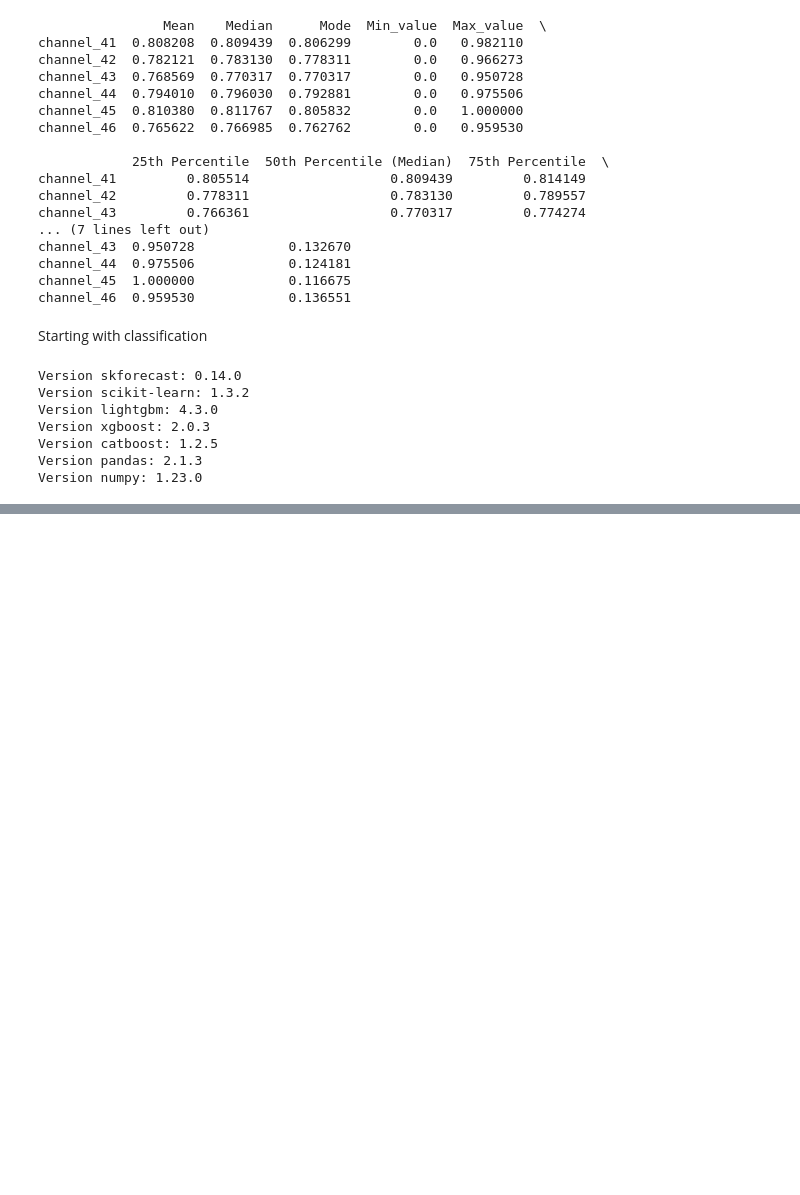
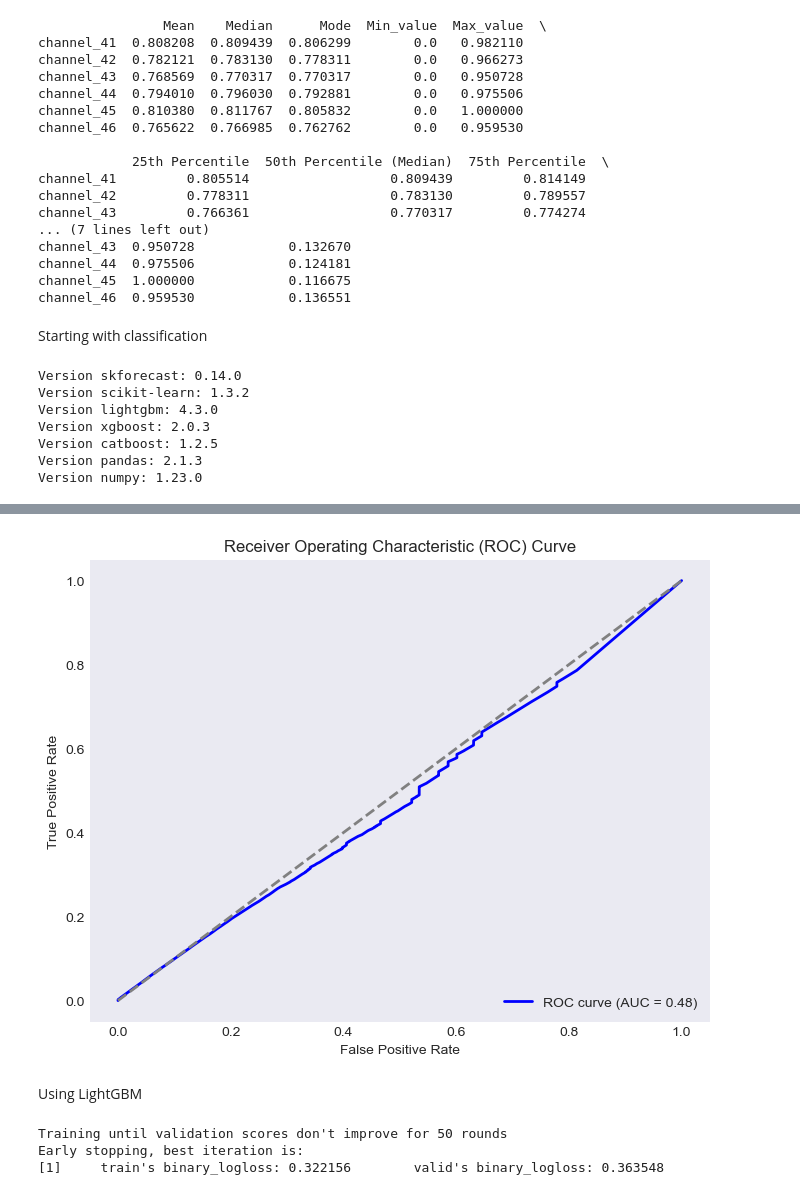
Before and after one commit to ecoakshat/ts_explore, a Jupyter notebook: Kaggle_1/Kaggle_ESA_Try.ipynb, the cells around one changed output, grey strips where cells are left out. Cells and saved outputs as stored; diff of their text form; code cells hidden in the pictures; blank space fills up the shorter version.

```diff
--- a/Kaggle_1/Kaggle_ESA_Try.ipynb
+++ b/Kaggle_1/Kaggle_ESA_Try.ipynb
@@ -242,0 +359,8 @@ plt.show()
+# %%
+model.fit(
+    x_train,
+    y_train,
+    eval_set=[(x_val, y_val)],
+    early_stopping_rounds=20,
+    verbose=True
+)
@@ -242,0 +442,16 @@ plt.show()
+# %%
+# Make predictions on test set (using optimal threshold if tuned)
+y_test_proba = model.predict_proba(x_test)[:, 1]
+y_test_pred = (y_test_proba >= optimal_threshold).astype(int)
+
+print("\nTest Set Performance:")
+print(classification_report(y_test, y_test_pred))
+
+# Feature importance
+importance = pd.DataFrame({
+    'feature': x_test.columns,
+    'importance': model.feature_importances_
+}).sort_values('importance', ascending=False)
+
+print("\nFeature Importance:")
+print(importance)
@@ -242,0 +478,21 @@ plt.show()
+# %%
+from sklearn.metrics import roc_curve, auc
+
+# Compute ROC curve and AUC for the test set
+fpr, tpr, _ = roc_curve(y_test, y_test_proba)
+roc_auc = auc(fpr, tpr)
+
+# Plot the ROC curve
+plt.figure(figsize=(8, 6))
+plt.plot(fpr, tpr, color='blue', lw=2, label=f'ROC curve (AUC = {roc_auc:.2f})')
+plt.plot([0, 1], [0, 1], color='gray', linestyle='--', lw=2)
+plt.xlabel('False Positive Rate')
+plt.ylabel('True Positive Rate')
+plt.title('Receiver Operating Characteristic (ROC) Curve')
+plt.legend(loc='lower right')
+plt.grid()
+plt.show()
+# %% [output]
+[figure, added]
+# %% [markdown]
+Using LightGBM
@@ -242,0 +516,18 @@ plt.show()
+# %%
+
+
+model = lgb.train(
+    params,
+    train_data,
+    valid_sets=[train_data, val_data],
+    valid_names=['train', 'valid'],
+    num_boost_round=1000,
+    callbacks=[
+        early_stopping(stopping_rounds=50),
+        log_evaluation(period=100)
+    ]
+)
+# %% [output]
+Training until validation scores don't improve for 50 rounds
+Early stopping, best iteration is:
+[1]     train's binary_logloss: 0.322156        valid's binary_logloss: 0.363548
```
Also changed, not shown: parts of 24 cells of this notebook, 1 other file.
